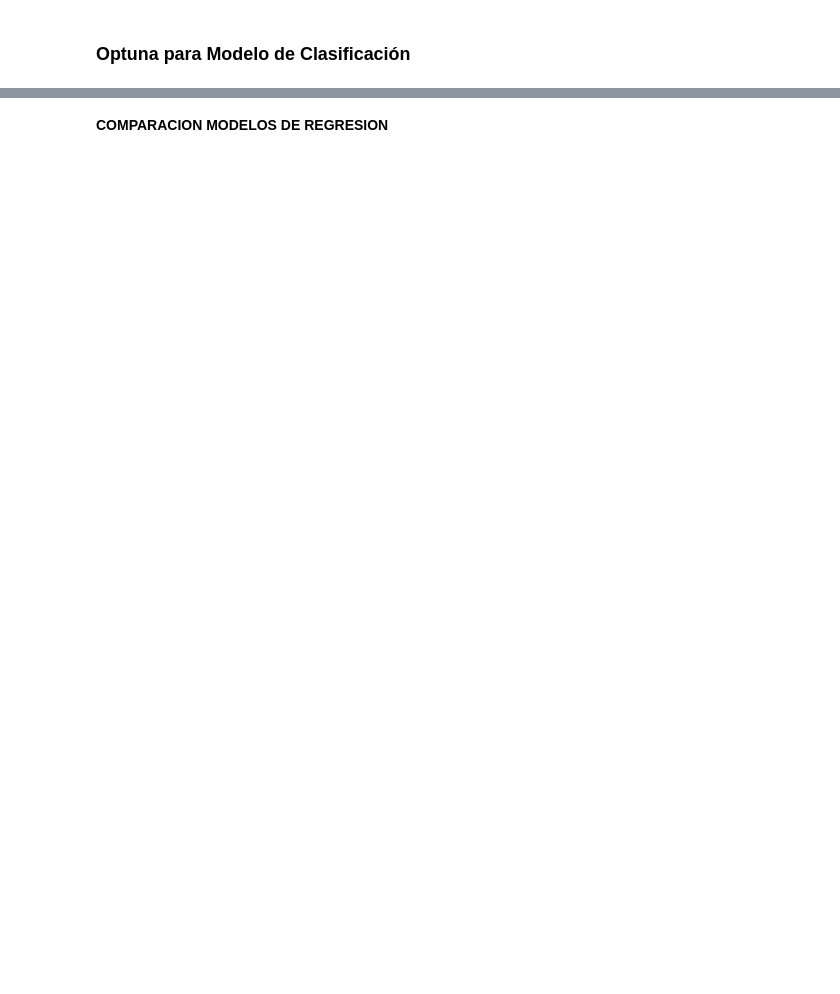
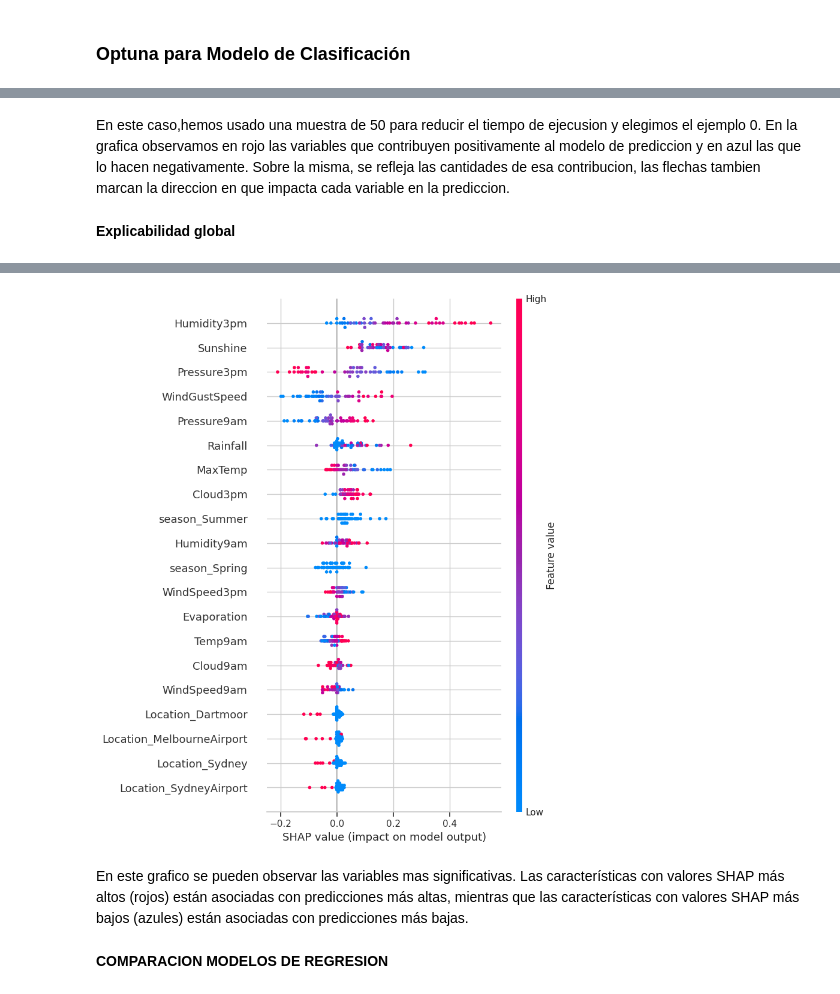
Before and after one commit to SolKidonakis/AA1-TUIA-KIDONAKIS-LEGUIZA, a Jupyter notebook: TP_integrador_AA1.ipynb, the cells around one changed output, grey strips where cells are left out. Cells and saved outputs as stored; diff of their text form; code cells hidden in the pictures; blank space fills up the shorter version.

```diff
--- a/TP_integrador_AA1.ipynb
+++ b/TP_integrador_AA1.ipynb
@@ -2558,15 +2666,35 @@ Explicabilidad global
+# %% [markdown]
+En este caso,hemos usado una muestra de 50 para reducir el tiempo de ejecusion y elegimos el ejemplo 0. En la grafica observamos en rojo las variables que contribuyen positivamente al modelo de prediccion y en azul las que lo hacen negativamente. Sobre la misma, se refleja las cantidades de esa contribucion, las flechas tambien marcan la direccion en que impacta cada variable en la prediccion.
+# %% [markdown]
+**Explicabilidad global**
 # %%
+
+
 import shap
+import numpy as np
 
-# explainer_clas = shap.KernelExplainer(classification_model.predict, X_train_part_clas)
+sample_size = 50
 
-# # Calcular los valores SHAP para todos los ejemplos de prueba
-# shap_values_clas = explainer_clas.shap_values(X_test_scaled1)
+X_train_sample = X_train_part_clas[:sample_size]
 
-# # Crear el objeto Explanation para los valores SHAP globales
-# explanation_clas_global = shap.Explanation(values=shap_values_clas,
-#                                            base_values=explainer_clas.expected_value,
-#                                            feature_names=feature_names)
+# Crear un objeto explainer SHAP para el modelo de clasificación usando el KernelExplainer
+explainer_clas = shap.KernelExplainer(classification_model.predict, X_train_sample)
 
-# # Generar el gráfico de resumen de valores SHAP para interpretación global
-# shap.summary_plot(shap_values_clas, X_test_scaled1, feature_names=feature_names)
+X_test_sample = X_test_scaled1[:sample_size]
+
+# Calcular los valores SHAP para la muestra de ejemplos de prueba
+shap_values_clas = explainer_clas.shap_values(X_test_sample)
+
+# Aplicar squeeze a los valores SHAP para asegurarse de que tengan la forma correcta
+shap_values_clas = np.squeeze(shap_values_clas)
+
+feature_names = list(X_train_clasificacion.columns)
+
+# Crear el objeto Explanation para los valores SHAP globales
+explanation_clas_global = shap.Explanation(values=shap_values_clas,
+                                           base_values=explainer_clas.expected_value,
+                                           feature_names=feature_names)
+
+# Generar el gráfico de resumen de valores SHAP para interpretación global
+shap.summary_plot(shap_values_clas, X_test_sample, feature_names=feature_names)
+# %% [output]
@@ -2573,3 +2719,6 @@ import shap
+[figure, added]
+# %% [markdown]
+En este grafico se pueden observar las variables mas significativas. Las características con valores SHAP más altos (rojos) están asociadas con predicciones más altas, mientras que las características con valores SHAP más bajos (azules) están asociadas con predicciones más bajas.
 # %% [markdown]
 **COMPARACION MODELOS DE REGRESION**
 # %%
```
Also changed, not shown: parts of 42 cells of this notebook.
